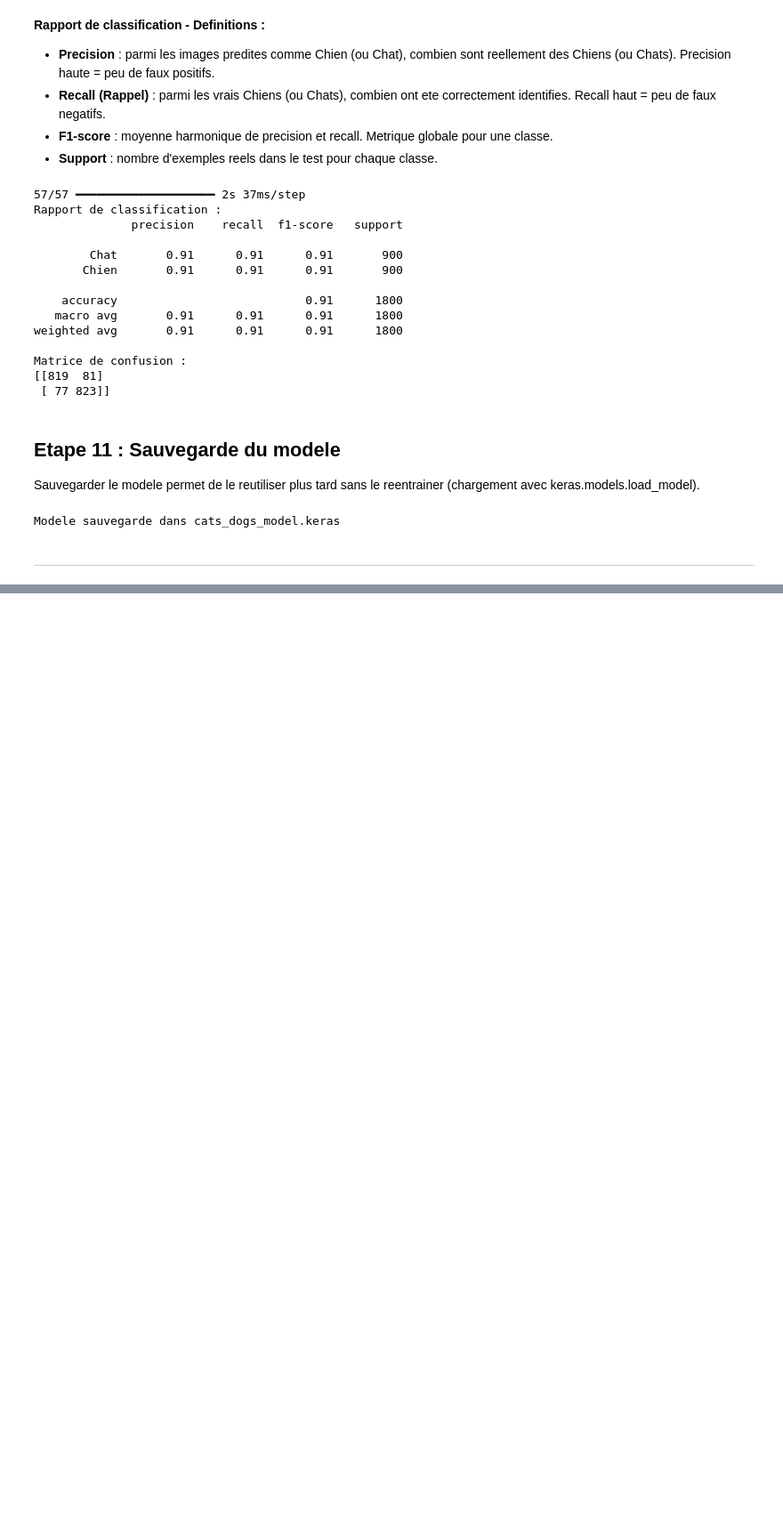
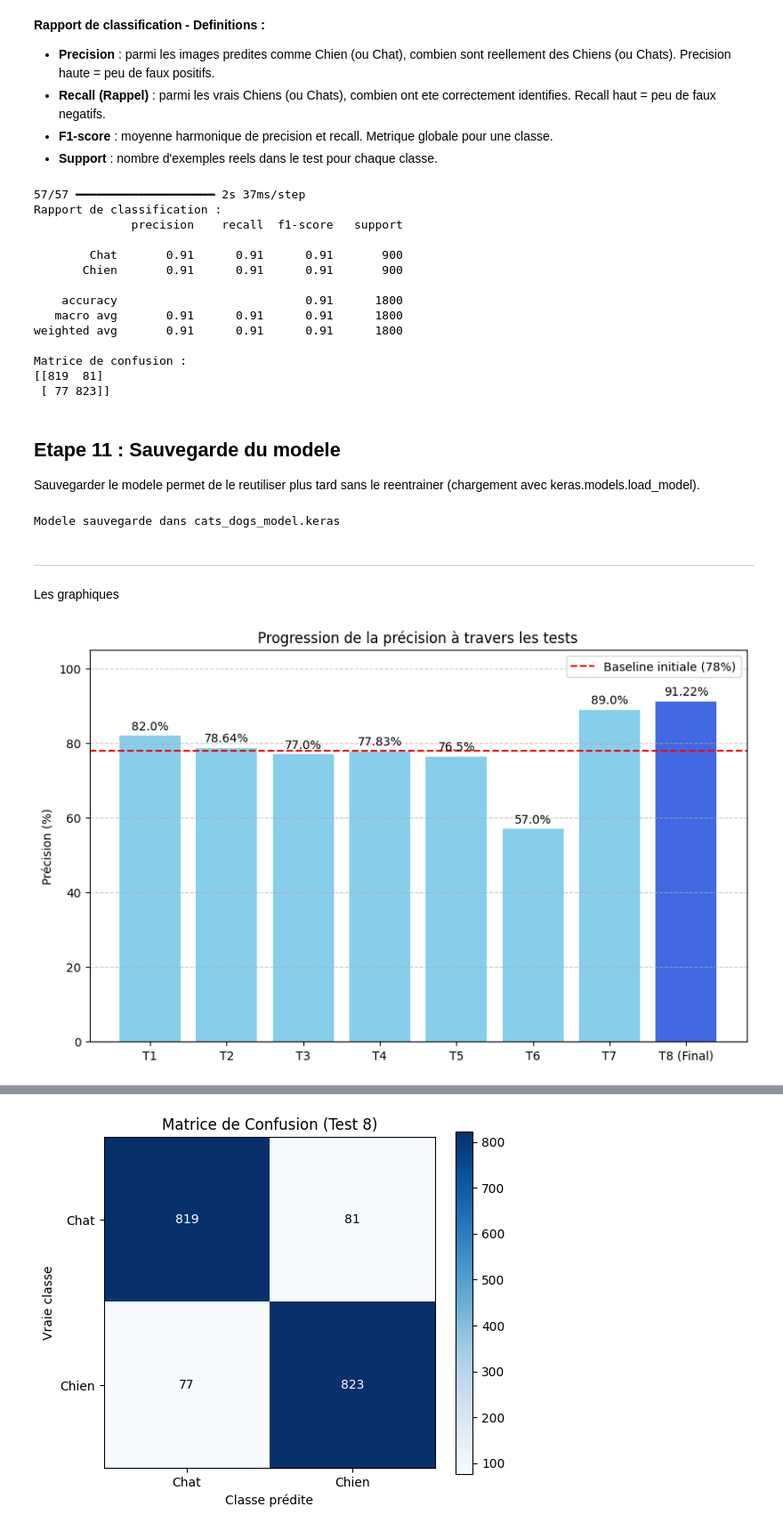
Before and after one commit to Bootswithdafurrr/AI_TP_CatsDogs_FInal, a Jupyter notebook: cats_vs_dogs.ipynb, the cells around one changed output, grey strips where cells are left out. Shown at 89% size. Saved outputs shown, nothing was run; the diff lists cells and outputs as text; code cells hidden in the pictures; blank space fills up the shorter version.

Commit message:
Les 3 graphiques
- Comparaison des expériences
- Matrice de confusion visuelle
- Évolution du taux d’apprentissage

```diff
--- a/cats_vs_dogs.ipynb
+++ b/cats_vs_dogs.ipynb
@@ -336,3 +336,60 @@ print('Modele sauvegarde dans cats_dogs_model.keras')
 Modele sauvegarde dans cats_dogs_model.keras
 # %% [markdown]
 ---
+# %% [markdown]
+Les graphiques
+# %%
+import matplotlib.pyplot as plt
+import numpy as np
+from sklearn.metrics import confusion_matrix
+
+#1. COMPARAISON DES EXPÉRIENCES
+plt.figure(figsize=(10, 6))
+tests = ['T1', 'T2', 'T3', 'T4', 'T5', 'T6', 'T7', 'T8 (Final)']
+scores = [82.0, 78.64, 77.0, 77.83, 76.5, 57.0, 89.0, 91.22]
+
+colors = ['skyblue' if s < 90 else 'royalblue' for s in scores]
+bars = plt.bar(tests, scores, color=colors)
+plt.axhline(y=78, color='red', linestyle='--', label='Baseline initiale (78%)')
+
+for bar in bars:
+    yval = bar.get_height()
+    plt.text(bar.get_x() + bar.get_width()/2, yval + 1, f'{yval}%', ha='center', va='bottom')
+
+plt.title('Progression de la précision à travers les tests')
+plt.ylabel('Précision (%)')
+plt.ylim(0, 105)
+plt.legend()
+plt.grid(axis='y', linestyle='--', alpha=0.7)
+plt.show()
+
+#2. MATRICE DE CONFUSION VISUELLE
+y_pred_proba = model.predict(X_test)
+y_pred_class = (y_pred_proba > 0.5).astype(int)
+cm = confusion_matrix(y_test, y_pred_class)
+
+fig, ax = plt.subplots(figsize=(6, 5))
+im = ax.imshow(cm, interpolation='nearest', cmap=plt.cm.Blues)
+ax.figure.colorbar(im, ax=ax)
+ax.set(xticks=np.arange(cm.shape[1]), yticks=np.arange(cm.shape[0]),
+       xticklabels=['Chat', 'Chien'], yticklabels=['Chat', 'Chien'],
+       title='Matrice de Confusion (Test 8)',
+       ylabel='Vraie classe', xlabel='Classe prédite')
+
+for i in range(cm.shape[0]):
+    for j in range(cm.shape[1]):
+        ax.text(j, i, format(cm[i, j], 'd'), ha="center", va="center",
+                color="white" if cm[i, j] > cm.max()/2. else "black")
+plt.show()
+
+#3. ÉVOLUTION DU TAUX D'APPRENTISSAGE
+plt.figure(figsize=(8, 4))
+plt.plot(history.history['learning_rate'], marker='o', color='darkorange', linewidth=2)
+plt.yscale('log')
+plt.title('Adaptation du Learning Rate (Test 8)')
+plt.xlabel('Époque')
+plt.ylabel('Taux d’apprentissage')
+plt.grid(True, which="both", ls="-", alpha=0.5)
+plt.show()
+# %% [output]
+[figure, added]
@@ -338,0 +397 @@ Modele sauvegarde dans cats_dogs_model.keras
+[figure, added]
```
Also changed, not shown: parts of 1 cell of this notebook.
